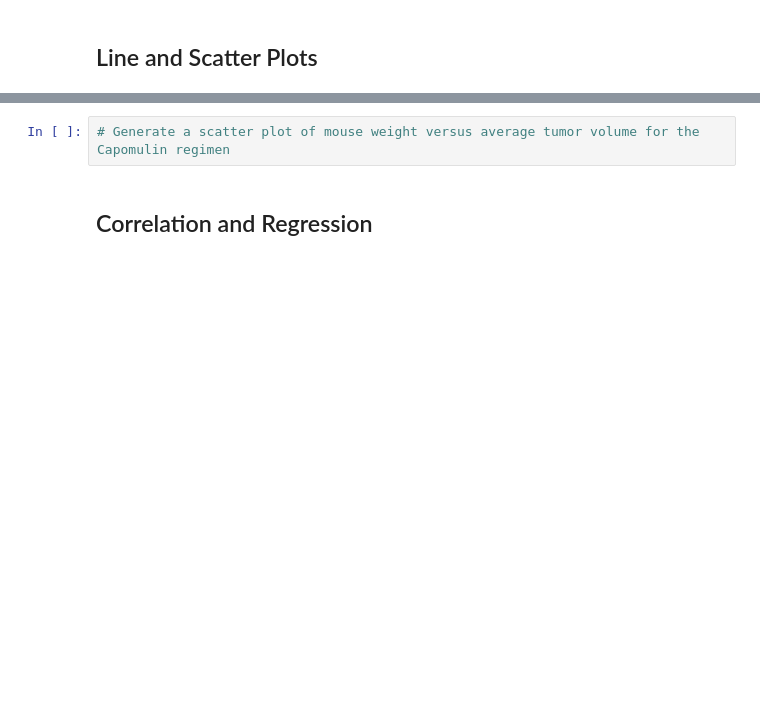
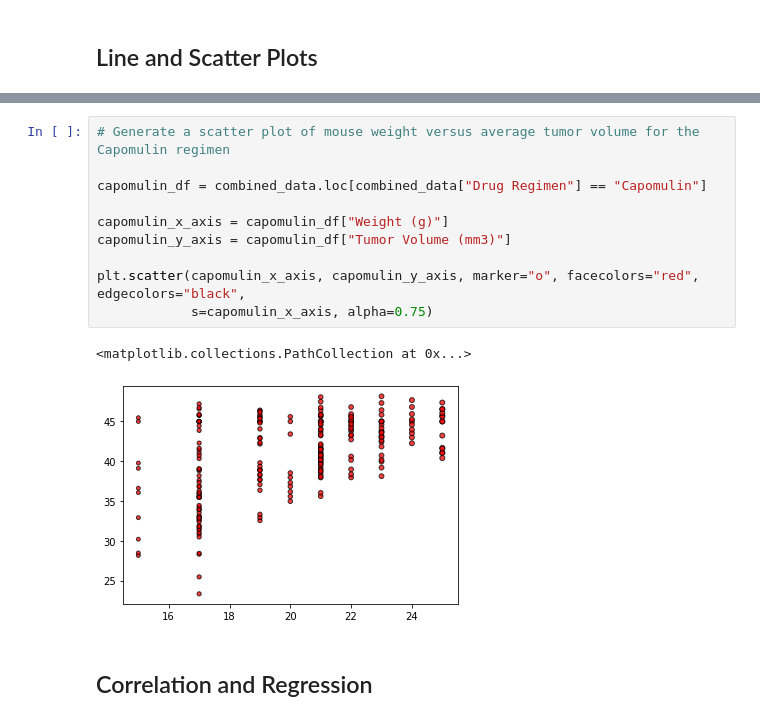
Before and after one commit to joshuadanielp/05-Matplotlib, a Jupyter notebook: Instructions/Pymaceuticals/pymaceuticals_starter.ipynb, the cells around one changed output, grey strips where cells are left out. Drawn from its saved outputs; the diff is of its cells as text; blank space fills up the shorter version.

```diff
--- a/Instructions/Pymaceuticals/pymaceuticals_starter.ipynb
+++ b/Instructions/Pymaceuticals/pymaceuticals_starter.ipynb
@@ -238,5 +235,16 @@ u364_Capomulin, = plt.plot(u364_x_axis, u364_y_axis, marker="+",color="blue", li
 # %%
 # Generate a scatter plot of mouse weight versus average tumor volume for the Capomulin regimen
+
+capomulin_df = combined_data.loc[combined_data["Drug Regimen"] == "Capomulin"]
+
+capomulin_x_axis = capomulin_df["Weight (g)"]
+capomulin_y_axis = capomulin_df["Tumor Volume (mm3)"]
+
+plt.scatter(capomulin_x_axis, capomulin_y_axis, marker="o", facecolors="red", edgecolors="black",
+            s=capomulin_x_axis, alpha=0.75)
+# %% [output]
+<matplotlib.collections.PathCollection at 0x...>
+[figure, added]
 # %% [markdown]
 ## Correlation and Regression
 # %%
```
Also changed, not shown: parts of 1 cell of this notebook.
